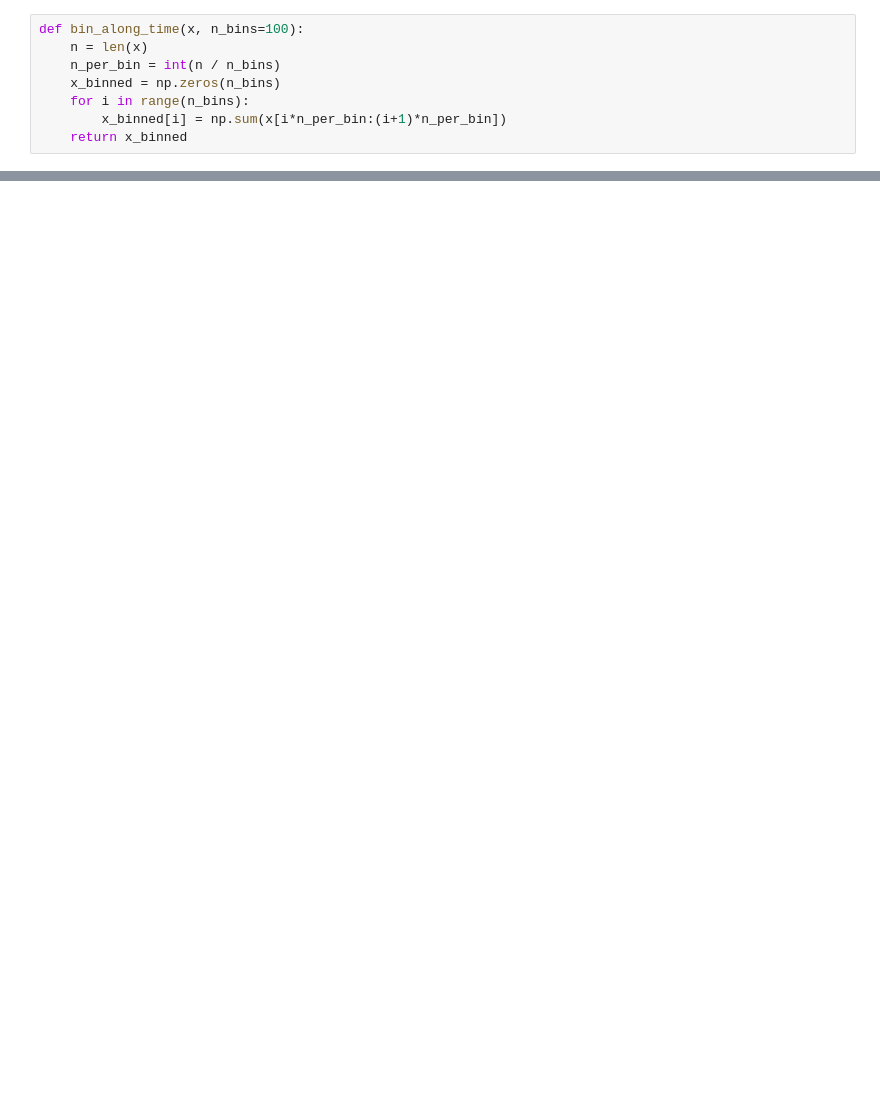
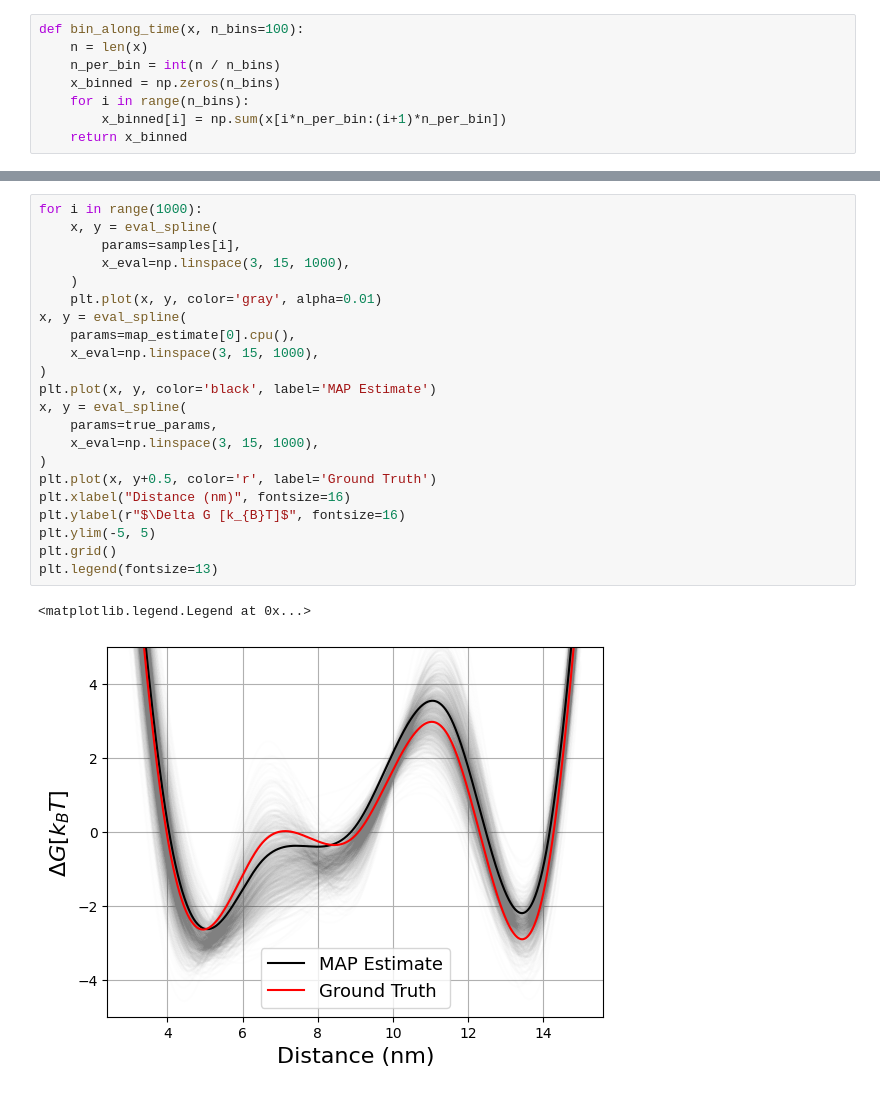
Before and after one commit to covinolab/smFRET_sbi, a Jupyter notebook: analysis/eval_posterior.ipynb, the cells around one changed output, grey strips where cells are left out. Cells and saved outputs as stored; diff of their text form; blank space fills up the shorter version.

```diff
--- a/analysis/eval_posterior.ipynb
+++ b/analysis/eval_posterior.ipynb
@@ -90,0 +87,25 @@ for i in range(3):
+# %%
+for i in range(1000):
+    x, y = eval_spline(
+        params=samples[i],
+        x_eval=np.linspace(3, 15, 1000),
+    )
+    plt.plot(x, y, color='gray', alpha=0.01)
+x, y = eval_spline(
+    params=map_estimate[0].cpu(),
+    x_eval=np.linspace(3, 15, 1000),
+)
+plt.plot(x, y, color='black', label='MAP Estimate')
+x, y = eval_spline(
+    params=true_params,
+    x_eval=np.linspace(3, 15, 1000),
+)
+plt.plot(x, y+0.5, color='r', label='Ground Truth')
+plt.xlabel("Distance (nm)", fontsize=16)
+plt.ylabel(r"$\Delta G [k_{B}T]$", fontsize=16)
+plt.ylim(-5, 5)
+plt.grid()
+plt.legend(fontsize=13)
+# %% [output]
+<matplotlib.legend.Legend at 0x...>
+[figure, added]
```
Also changed, not shown: parts of 20 cells of this notebook, 13 other files.
